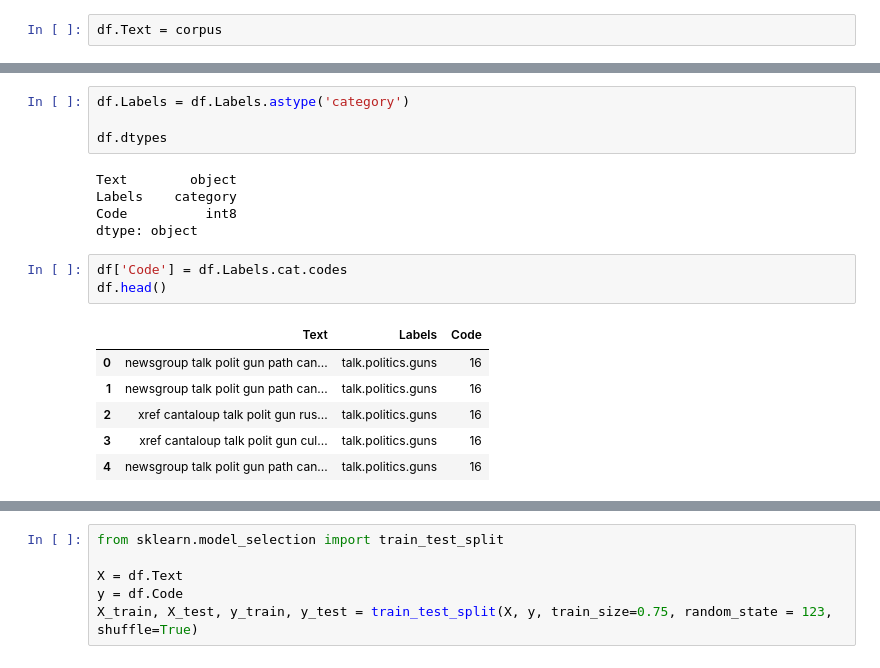
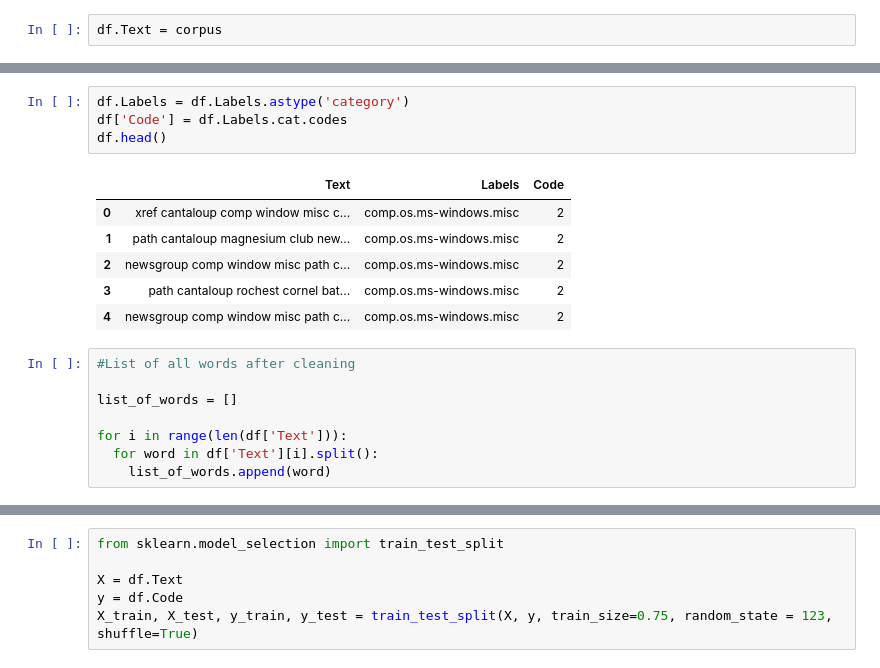
Before and after one commit to Ranjankraj/Public, a Jupyter notebook: multiclass_20_ng.ipynb, the cells around one changed output, grey strips where cells are left out. Drawn from its saved outputs; the diff is of its cells as text.

```diff
--- a/multiclass_20_ng.ipynb
+++ b/multiclass_20_ng.ipynb
@@ -232,19 +214,19 @@ Name: Labels, dtype: int64
 # %%
 df.Labels = df.Labels.astype('category')
-
-df.dtypes
+df['Code'] = df.Labels.cat.codes
+df.head()
 # %% [output]
-Text        object
-Labels    category
-Code          int8
-dtype: object
+|  | Text | Labels | Code |
+| 0 | xref cantaloup comp window misc c... | comp.os.ms-windows.misc | 2 |
+| 1 | path cantaloup magnesium club new... | comp.os.ms-windows.misc | 2 |
+| 2 | newsgroup comp window misc path c... | comp.os.ms-windows.misc | 2 |
+| 3 | path cantaloup rochest cornel bat... | comp.os.ms-windows.misc | 2 |
+| 4 | newsgroup comp window misc path c... | comp.os.ms-windows.misc | 2 |
-# %%
-df['Code'] = df.Labels.cat.codes
-df.head()
-# %% [output]
-|  | Text | Labels | Code |
-| 0 | newsgroup talk polit gun path can... | talk.politics.guns | 16 |
-| 1 | newsgroup talk polit gun path can... | talk.politics.guns | 16 |
-| 2 | xref cantaloup talk polit gun rus... | talk.politics.guns | 16 |
-| 3 | xref cantaloup talk polit gun cul... | talk.politics.guns | 16 |
-| 4 | newsgroup talk polit gun path can... | talk.politics.guns | 16 |
+# %%
+#List of all words after cleaning
+
+list_of_words = []
+
+for i in range(len(df['Text'])):
+  for word in df['Text'][i].split():
+    list_of_words.append(word)
```
Also changed, not shown: parts of 25 cells of this notebook.
